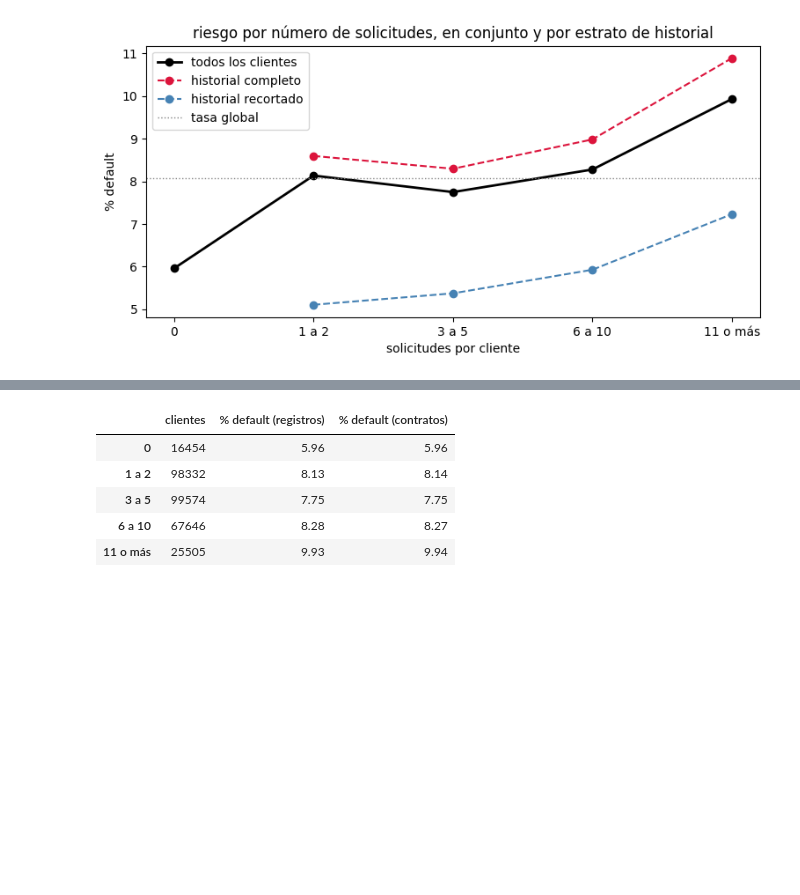
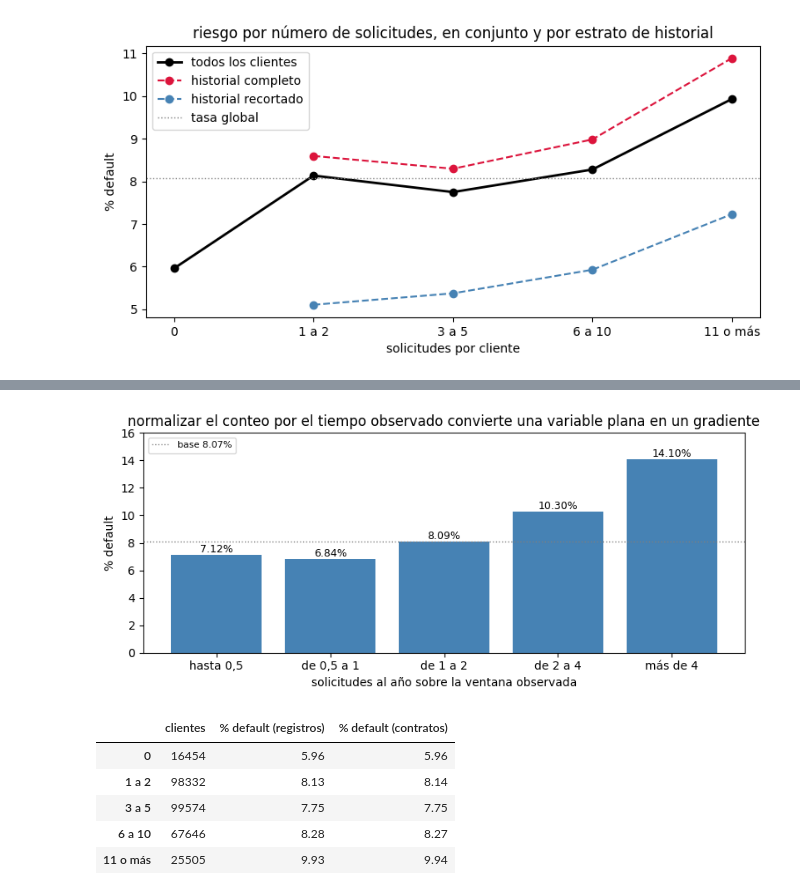
Before and after one commit to yeraybc/home-credit-default-risk, a Jupyter notebook: notebooks/04_eda_previous_application.ipynb, the cells around one changed output, grey strips where cells are left out. Cells and saved outputs as stored; diff of their text form; code cells hidden in the pictures; blank space fills up the shorter version.

```diff
--- a/notebooks/04_eda_previous_application.ipynb
+++ b/notebooks/04_eda_previous_application.ipynb
@@ -292,3 +365,23 @@ ax.legend()
 plt.show()
 # %% [output]
 [figure]
+# %%
+# el conteo está censurado por la izquierda, así que lo normalizo por la ventana que sí observo
+ventana = (-prev_t.groupby("SK_ID_CURR")["DAYS_DECISION"].min() / 365.25).clip(lower=0.5)
+train["PREV_APPLICATIONS_PER_YEAR"] = n_prev / ventana.reindex(train["SK_ID_CURR"]).values
+ev_cli.evaluar_continuas([("PREV_APPLICATIONS_PER_YEAR", False, con, "con previas")])
+
+intensidad = train["PREV_APPLICATIONS_PER_YEAR"]
+TRAMOS_INT = ["hasta 0,5", "de 0,5 a 1", "de 1 a 2", "de 2 a 4", "más de 4"]
+tramo_int = pd.cut(intensidad, [0, 0.5, 1, 2, 4, 100], labels=TRAMOS_INT)
+grad_int = train.groupby(tramo_int, observed=True)["TARGET"].agg(clientes="size", tasa="mean")
+grad_int["% default"] = (grad_int.pop("tasa") * 100).round(2)
+display(grad_int)
+
+# el extremo de un ratio suele ser ruido de denominador, así que compruebo de qué está hecho
+extremo = intensidad > 4
+print(f"clientes por encima de 4 solicitudes al año: {int(extremo.sum()):,} | con una sola solicitud: "
+      f"{int((extremo & n_prev.eq(1)).sum())} | ventana mediana "
+      f"{pd.Series(ventana.reindex(train['SK_ID_CURR']).values)[extremo.values].median():.2f} años")
+print(f"no es la recencia con otro nombre: Pearson {intensidad.corr(train['SK_ID_CURR'].map(prev_t.groupby('SK_ID_CURR')['DAYS_DECISION'].max())):.4f} "
+      f"con la última solicitud | {pearsonr(intensidad[con], n_prev[con])[0]:.4f} con el conteo bruto")
@@ -295,3 +400,16 @@ plt.show()
+# %%
+fig, ax = plt.subplots(figsize=(8, 3.6))
+ax.bar(grad_int.index.astype(str), grad_int["% default"], color=COLOR_NODEF)
+ax.bar_label(ax.containers[0], fmt="%.2f%%", fontsize=9)
+ax.axhline(train["TARGET"].mean() * 100, color="gray", ls=":", lw=1,
+           label=f"base {train['TARGET'].mean() * 100:.2f}%")
+ax.set(ylabel="% default", xlabel="solicitudes al año sobre la ventana observada", ylim=(0, 16),
+       title="normalizar el conteo por el tiempo observado convierte una variable plana en un gradiente")
+ax.legend(fontsize=8)
+plt.tight_layout()
+plt.show()
+# %% [output]
+[figure, added]
 # %%
 # contar filas no es contar contratos: ¿cambia algo quedarse solo con el último registro de cada uno?
 n_contr = (prev_t[prev_t["FLAG_LAST_APPL_PER_CONTRACT"].eq("Y")].groupby("SK_ID_CURR").size()
```
Also changed, not shown: parts of 117 cells of this notebook.
